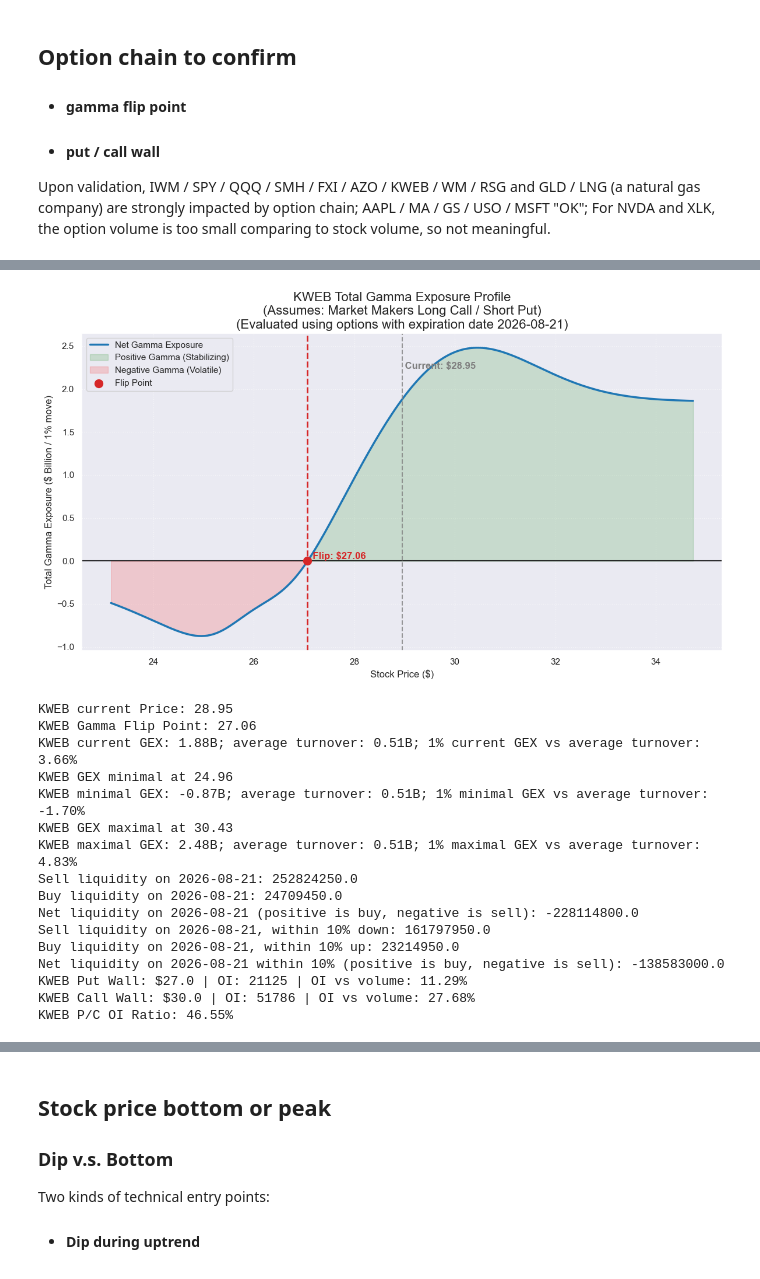
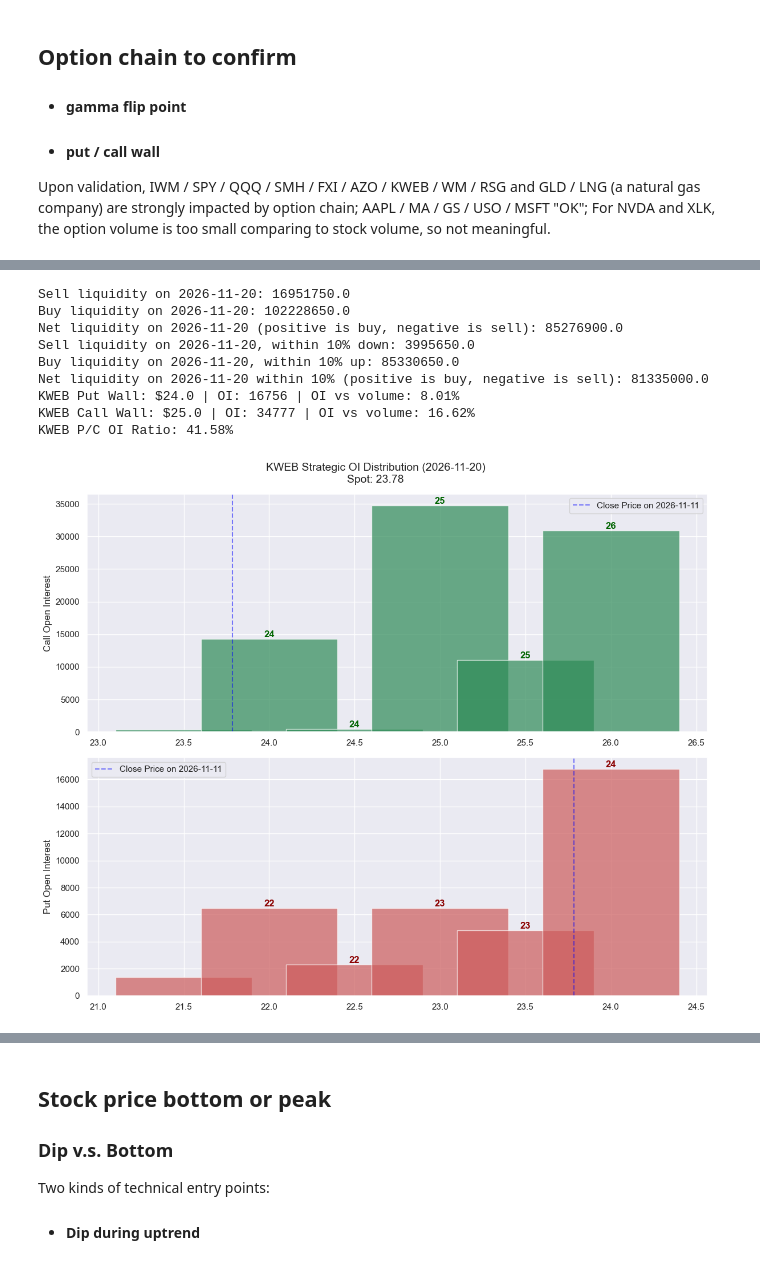
Before and after one commit to Yuchen-Peng/trading_strategy, a Jupyter notebook: notebooks/Quantitative_model.ipynb, the cells around one changed output, grey strips where cells are left out. Cells and saved outputs as stored; diff of their text form; code cells hidden in the pictures.

```diff
--- a/notebooks/Quantitative_model.ipynb
+++ b/notebooks/Quantitative_model.ipynb
@@ -141,22 +133,15 @@ FXI P/C OI Ratio: 69.03%
 # %%
 # ktec: hengsheng keji
-flip_price, current_gex_value = quant.find_gamma_flip('kweb')
-quant.get_option_walls("kweb", "2026-08-21")
+# flip_price, current_gex_value = quant.find_gamma_flip('kweb')
+quant.get_option_walls("kweb", "2026-11-20")
 # %% [output]
+Sell liquidity on 2026-11-20: 16951750.0
+Buy liquidity on 2026-11-20: 102228650.0
+Net liquidity on 2026-11-20 (positive is buy, negative is sell): 85276900.0
+Sell liquidity on 2026-11-20, within 10% down: 3995650.0
+Buy liquidity on 2026-11-20, within 10% up: 85330650.0
+Net liquidity on 2026-11-20 within 10% (positive is buy, negative is sell): 81335000.0
+KWEB Put Wall: $24.0 | OI: 16756 | OI vs volume: 8.01%
+KWEB Call Wall: $25.0 | OI: 34777 | OI vs volume: 16.62%
+KWEB P/C OI Ratio: 41.58%
-[figure, old version]
+[figure, new version]
-KWEB current Price: 28.95
-KWEB Gamma Flip Point: 27.06
-KWEB current GEX: 1.88B; average turnover: 0.51B; 1% current GEX vs average turnover: 3.66%
-KWEB GEX minimal at 24.96
-KWEB minimal GEX: -0.87B; average turnover: 0.51B; 1% minimal GEX vs average turnover: -1.70%
-KWEB GEX maximal at 30.43
-KWEB maximal GEX: 2.48B; average turnover: 0.51B; 1% maximal GEX vs average turnover: 4.83%
-Sell liquidity on 2026-08-21: 252824250.0
-Buy liquidity on 2026-08-21: 24709450.0
-Net liquidity on 2026-08-21 (positive is buy, negative is sell): -228114800.0
-Sell liquidity on 2026-08-21, within 10% down: 161797950.0
-Buy liquidity on 2026-08-21, within 10% up: 23214950.0
-Net liquidity on 2026-08-21 within 10% (positive is buy, negative is sell): -138583000.0
-KWEB Put Wall: $27.0 | OI: 21125 | OI vs volume: 11.29%
-KWEB Call Wall: $30.0 | OI: 51786 | OI vs volume: 27.68%
-KWEB P/C OI Ratio: 46.55%
```
Also changed, not shown: parts of 18 cells of this notebook, 4 other files.
